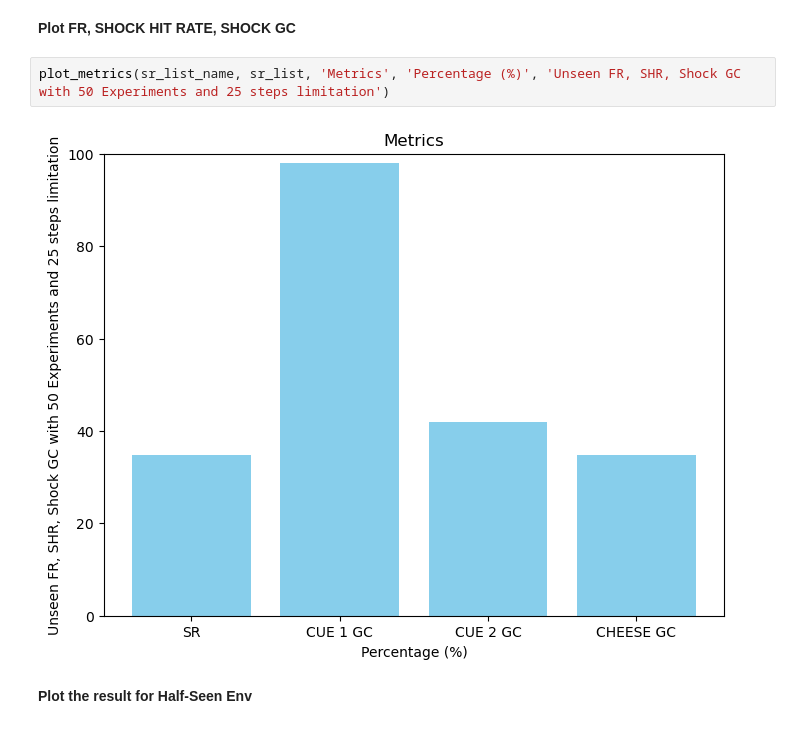
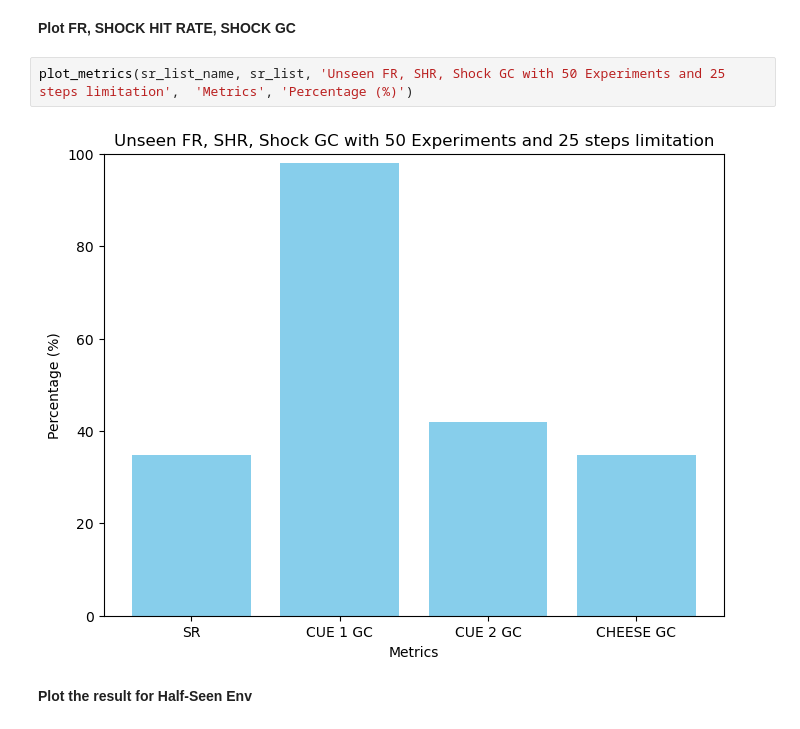
Before and after one commit to longlh-non/reasoning-llm-agent, a Jupyter notebook: plot_result.ipynb, the cells around one changed output. Cells and saved outputs as stored; diff of their text form.

```diff
--- a/plot_result.ipynb
+++ b/plot_result.ipynb
@@ -99,9 +97,9 @@ plot_metrics(sr_list_name, sr_list, 'Metrics', 'Percentage (%)', 'Unseen SR, GC,
 # %% [markdown]
 **Plot FR, SHOCK HIT RATE, SHOCK GC**
 # %%
-plot_metrics(sr_list_name, sr_list, 'Metrics', 'Percentage (%)', 'Unseen FR, SHR, Shock GC with 50 Experiments and 25 steps limitation')
+plot_metrics(sr_list_name, sr_list, 'Unseen FR, SHR, Shock GC with 50 Experiments and 25 steps limitation',  'Metrics', 'Percentage (%)')
 # %% [output]
-[figure, old version]
+[figure, new version]
 # %% [markdown]
 **Plot the result for Half-Seen Env**
 # %%
```
Also changed, not shown: parts of 9 cells of this notebook, 4 other files.
